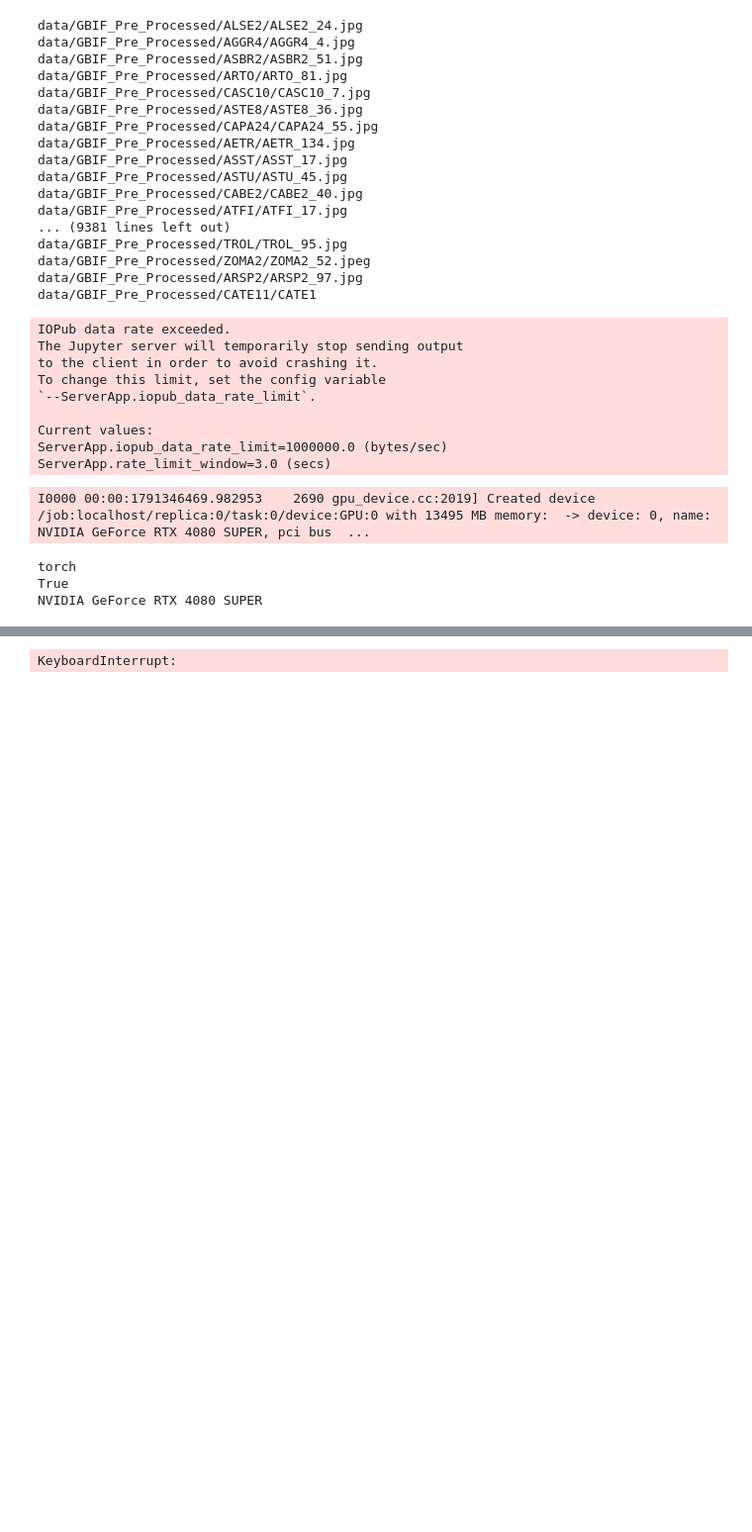
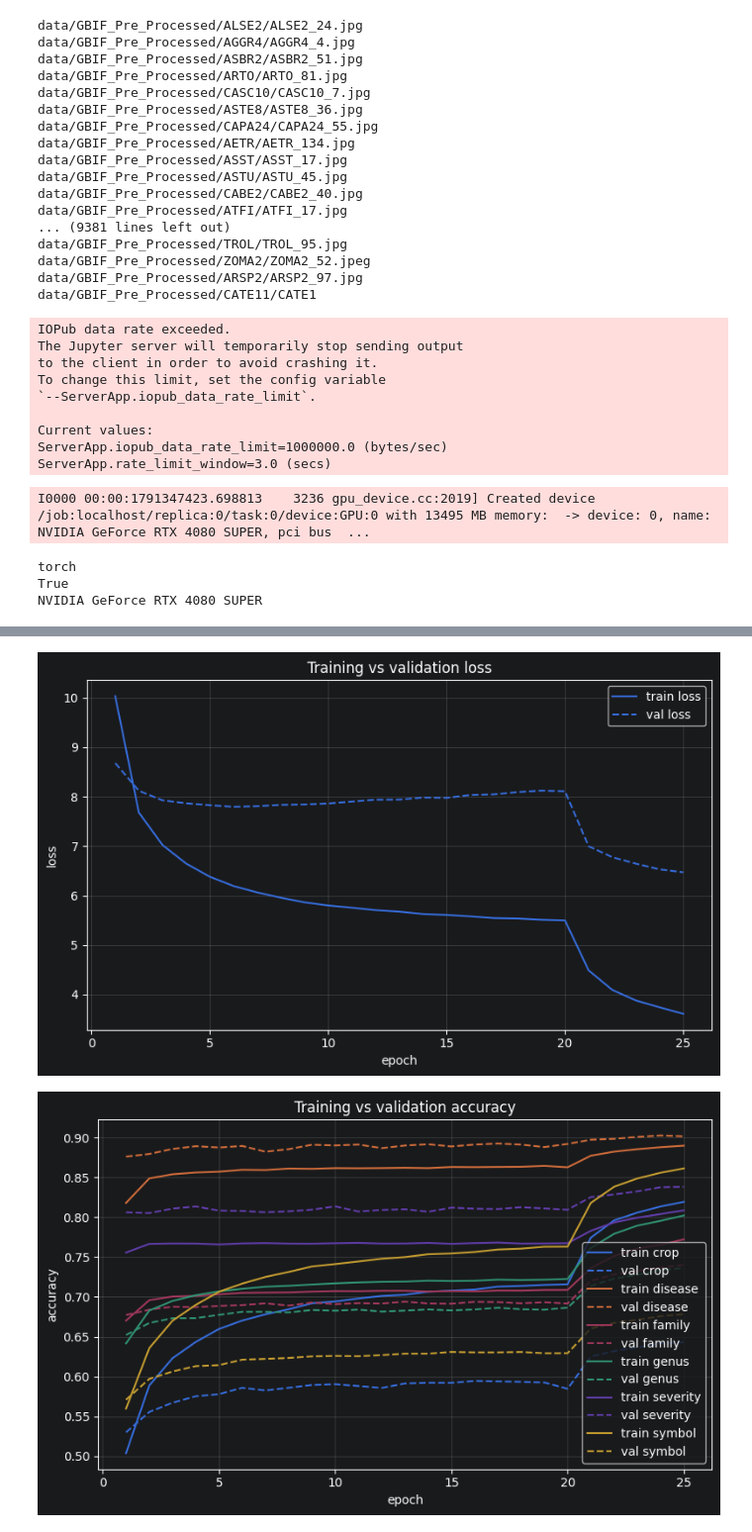
Before and after one commit to KylerYohnPsu/PlantQA, a Jupyter notebook: train_visual_model.ipynb, the cells around one changed output, grey strips where cells are left out. Shown at 99% size. Cells and saved outputs as stored; diff of their text form; code cells hidden in the pictures; blank space fills up the shorter version.

Commit message:
Visual Model Training

```diff
--- a/train_visual_model.ipynb
+++ b/train_visual_model.ipynb
@@ -103,7 +103,7 @@ Current values:
 ServerApp.iopub_data_rate_limit=1000000.0 (bytes/sec)
 ServerApp.rate_limit_window=3.0 (secs)
 # %%
-traits = ["crop", "disease", "severity", "genus", "family"]
+traits = ["crop", "disease", "severity", "genus", "family", "symbol"]
 
 
 train_img = pd.concat([
@@ -124,7 +124,7 @@ classes = VisualModel.build_classes(train_img, traits)
 train_ds = VisualModel.make_dataset(train_img, classes, config.General.PROJECT_ROOT, training=True, use_mask=False)
 val_ds  = VisualModel.make_dataset(val_img, classes, config.General.PROJECT_ROOT, use_mask=False)
 # %% [output]
-I0000 00:00:1791346469.982953    2690 gpu_device.cc:2019] Created device /job:localhost/replica:0/task:0/device:GPU:0 with 13495 MB memory:  -> device: 0, name: NVIDIA GeForce RTX 4080 SUPER, pci bus  ...
+I0000 00:00:1791347423.698813    3236 gpu_device.cc:2019] Created device /job:localhost/replica:0/task:0/device:GPU:0 with 13495 MB memory:  -> device: 0, name: NVIDIA GeForce RTX 4080 SUPER, pci bus  ...
 # %%
 import os
 os.environ["KERAS_BACKEND"] = "torch"
@@ -146,12 +146,12 @@ visual_model.build()
 visual_model.compile()
 
 history_frozen = visual_model.fit(train_ds, val_ds, epochs=30)
-visual_model.unfreeze_layers(100)
+visual_model.unfreeze_layers(n_layers=100)
 history_tuned = visual_model.fit(train_ds, val_ds, epochs=5)
 
 visual_evaluator.plot_loss(history_frozen, history_tuned)
 visual_evaluator.plot_accuracy(history_frozen, history_tuned)
-visual_evaluator.plot_accuracy(history_frozen, history_tuned, heads=["crop", "disease"])
+visual_evaluator.plot_accuracy(history_frozen, history_tuned, heads=["crop", "disease", "severity", "genus", "family", "symbol"])
 
 import json
 Path("./models/visual_models/10_6_classes.json").write_text(json.dumps(classes))
@@ -162 +177,2 @@ Epoch 1/30
-KeyboardInterrupt:
+[figure, added]
+[figure, added]
```
Also changed, not shown: parts of 2 cells of this notebook, 1 other file.
